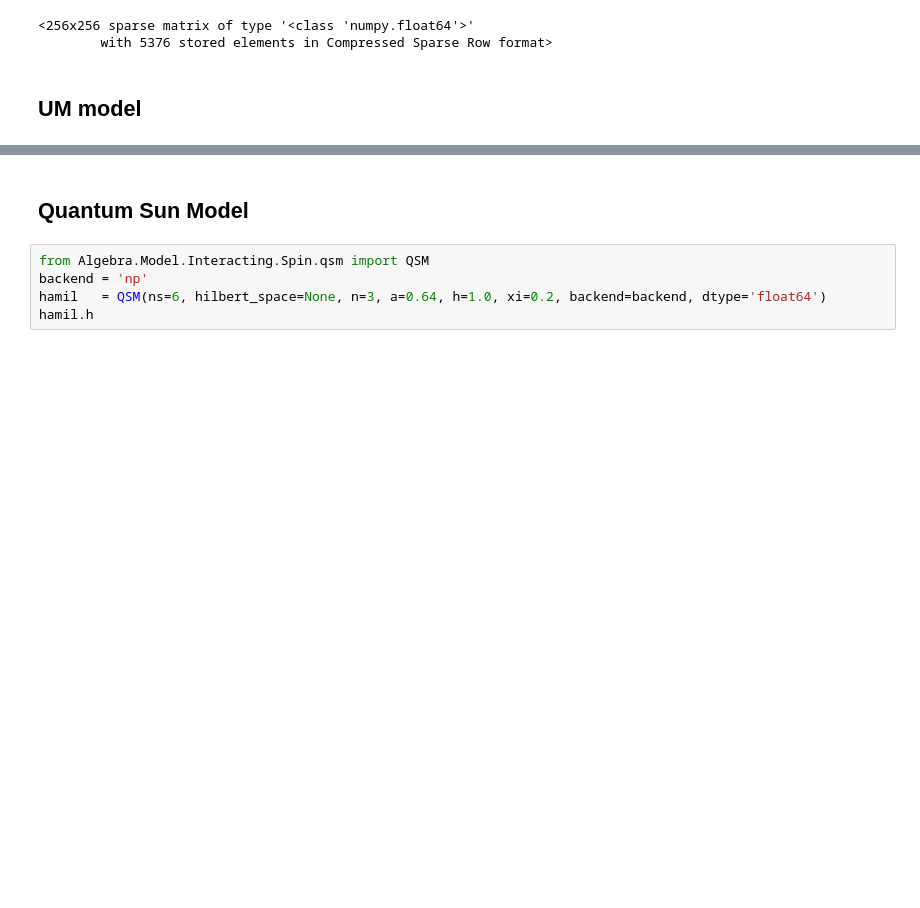
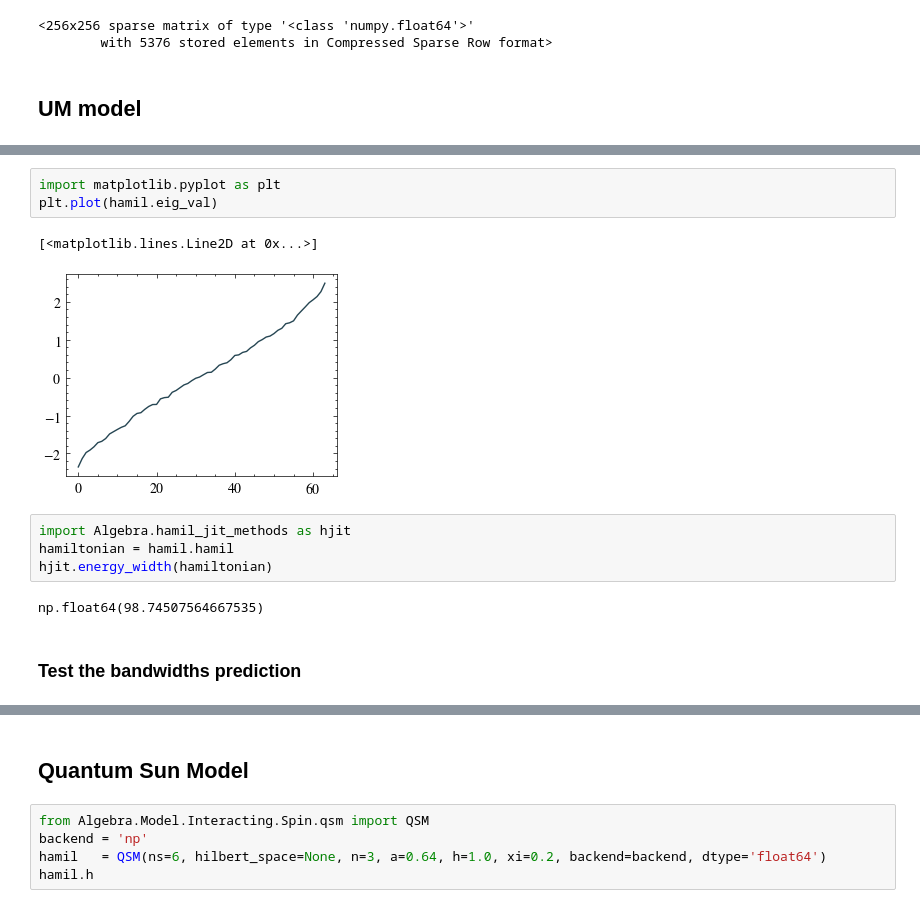
Before and after one commit to makskliczkowski/QuantumEigenSolver, a Jupyter notebook: Python/QES/tests.ipynb, the cells around one changed output, grey strips where cells are left out. Cells and saved outputs as stored; diff of their text form; blank space fills up the shorter version.

```diff
--- a/Python/QES/tests.ipynb
+++ b/Python/QES/tests.ipynb
@@ -799,0 +819,14 @@ ValueError: operands could not be broadcast together with shapes (0,0) (4,4) (0,
+# %%
+import matplotlib.pyplot as plt
+plt.plot(hamil.eig_val)
+# %% [output]
+[<matplotlib.lines.Line2D at 0x...>]
+[figure, added]
+# %%
+import Algebra.hamil_jit_methods as hjit
+hamiltonian = hamil.hamil
+hjit.energy_width(hamiltonian)
+# %% [output]
+np.float64(98.74507564667535)
+# %% [markdown]
+### Test the bandwidths prediction
```
Also changed, not shown: parts of 6 cells of this notebook, 3 other files.
